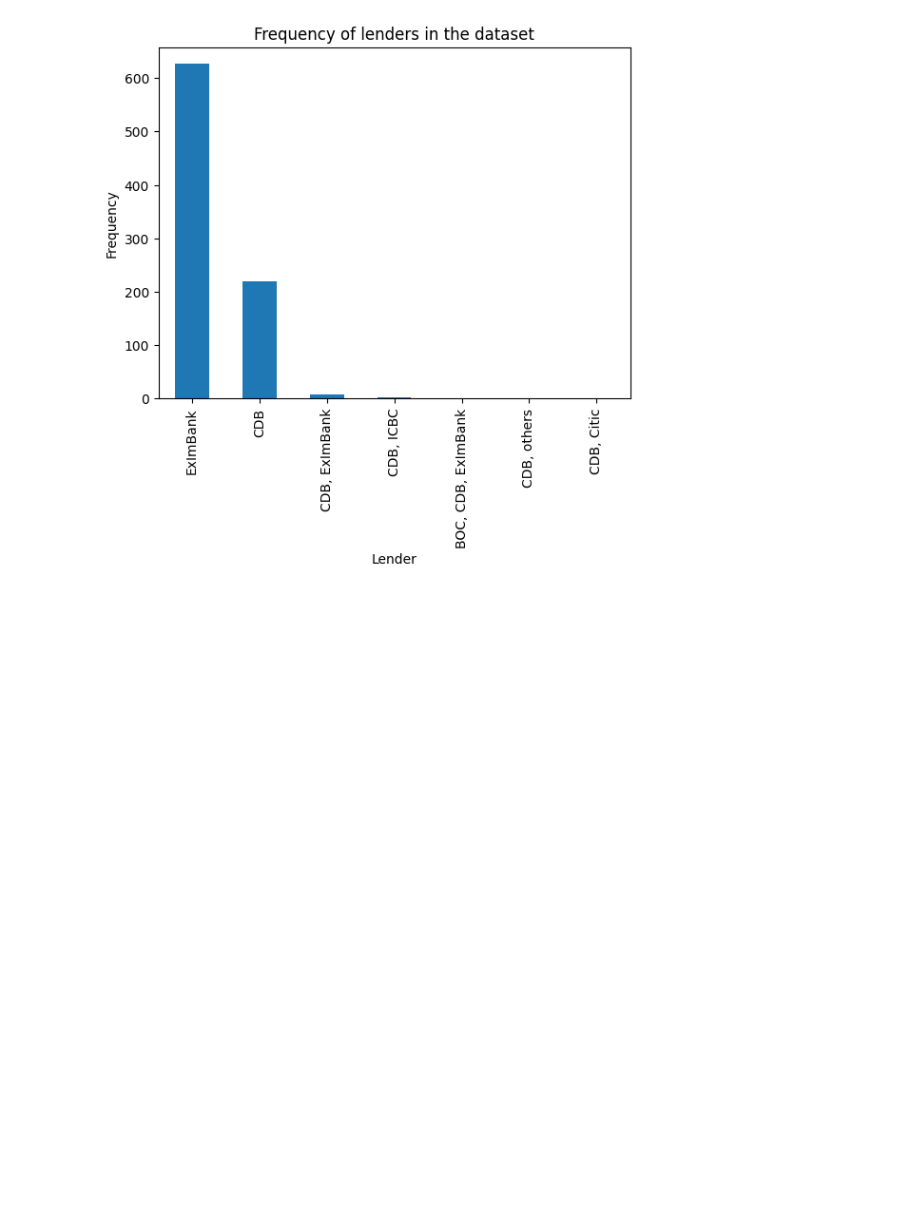
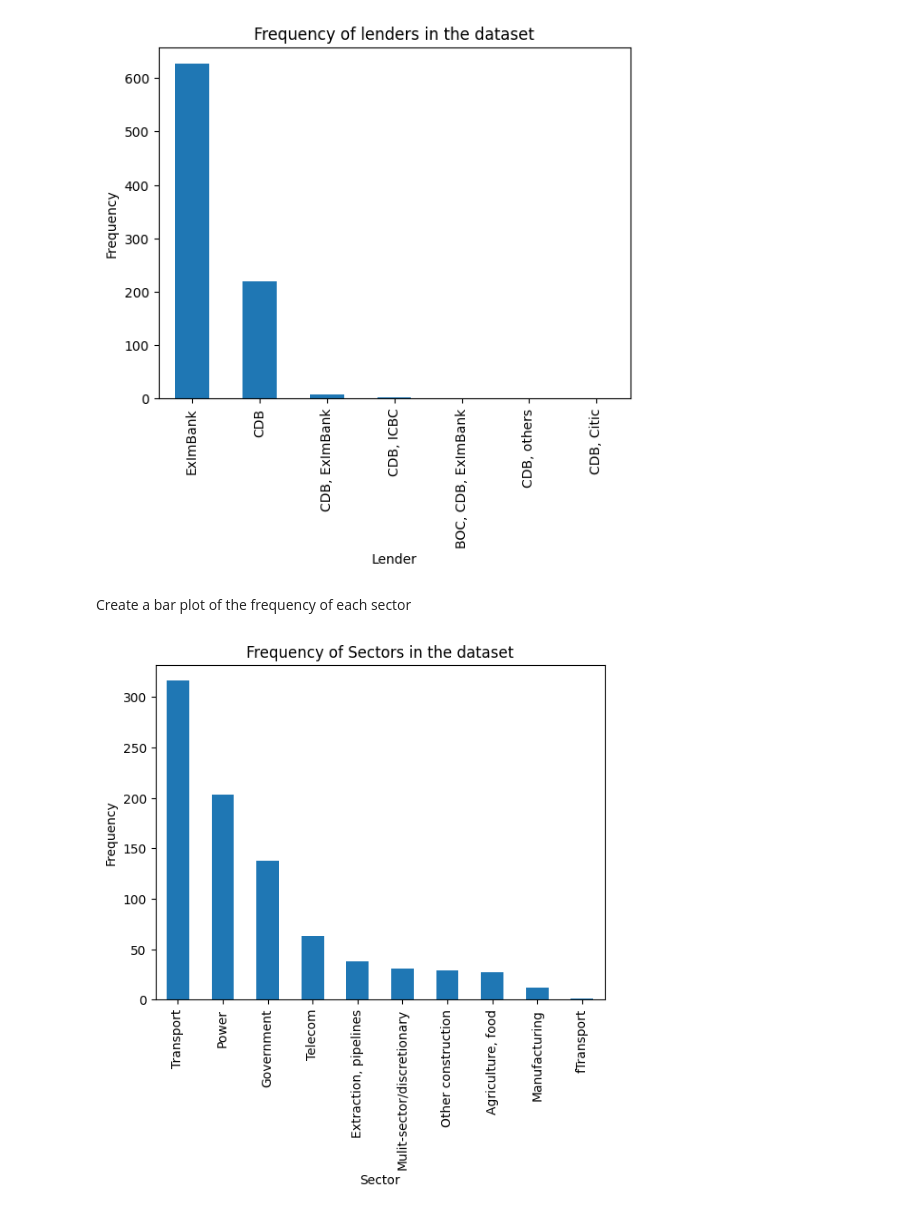
Before and after one commit to djajsk/China-s-Debt-Trap-, a Jupyter notebook: analysis_1.ipynb, the cells around one changed output. Cells and saved outputs as stored; diff of their text form; code cells hidden in the pictures; blank space fills up the shorter version.

Commit message:
bar plot of the frequency of each sector

```diff
--- a/analysis_1.ipynb
+++ b/analysis_1.ipynb
@@ -62,3 +62,14 @@ plt.title('Frequency of lenders in the dataset')
 plt.show()
 # %% [output]
 [figure]
+# %% [markdown]
+Create a bar plot of the frequency of each sector
+# %%
+sector_counts = df['SECTOR'].value_counts()
+sector_counts.plot(kind='bar')
+plt.xlabel('Sector')
+plt.ylabel('Frequency')
+plt.title('Frequency of Sectors in the dataset')
+plt.show()
+# %% [output]
+[figure, added]
```
